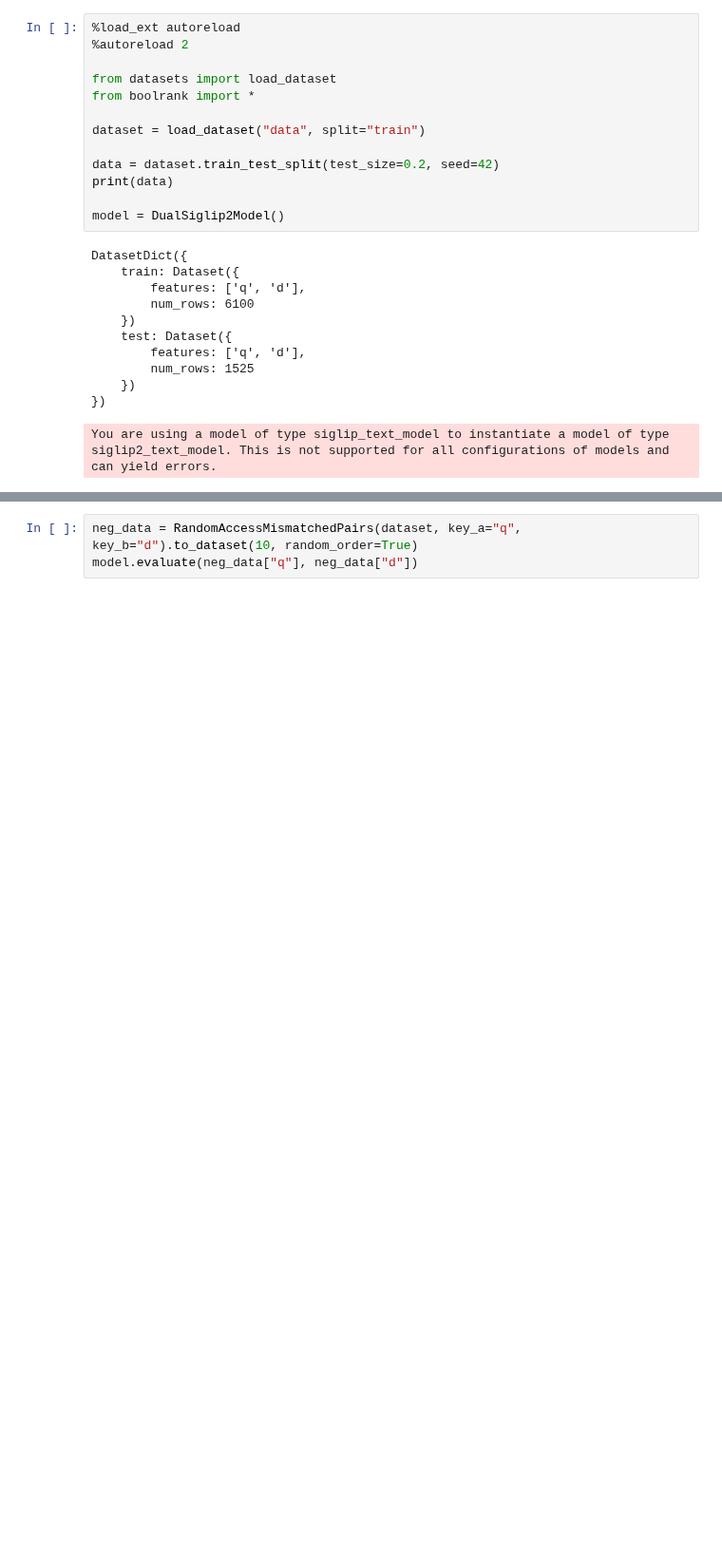
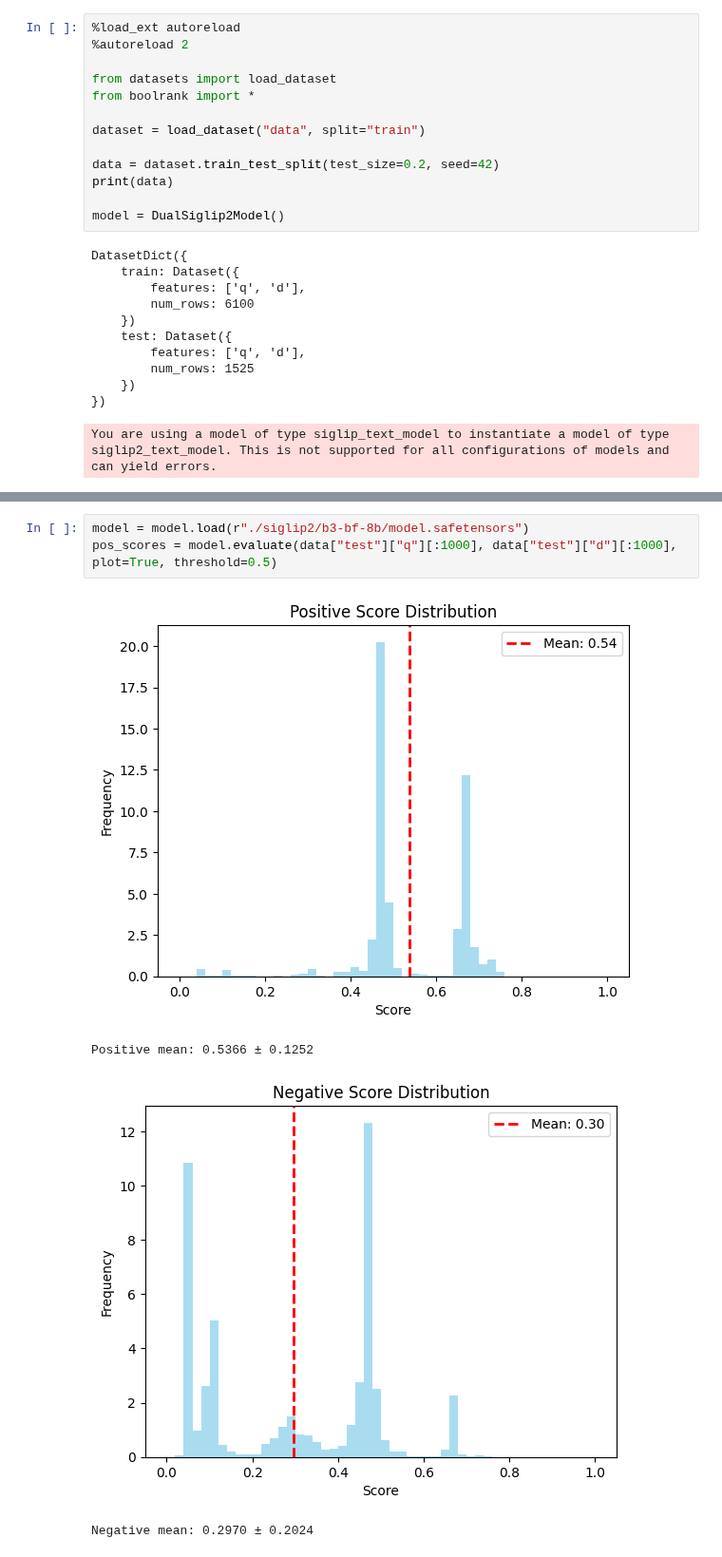
Before and after one commit to hscells-org/project-doehl-boolean-clip, a Jupyter notebook: dev.ipynb, the cells around one changed output, grey strips where cells are left out. Shown at 95% size. Drawn from its saved outputs; the diff is of its cells as text; blank space fills up the shorter version.

```diff
--- a/dev.ipynb
+++ b/dev.ipynb
@@ -91,3 +71,8 @@ Negative mean: 0.4590 ± 0.3007
-# %%
-neg_data = RandomAccessMismatchedPairs(dataset, key_a="q", key_b="d").to_dataset(10, random_order=True)
-model.evaluate(neg_data["q"], neg_data["d"])
+# %%
+model = model.load(r"./siglip2/b3-bf-8b/model.safetensors")
+pos_scores = model.evaluate(data["test"]["q"][:1000], data["test"]["d"][:1000], plot=True, threshold=0.5)
+# %% [output]
+[figure, added]
+Positive mean: 0.5366 ± 0.1252
+[figure, added]
+Negative mean: 0.2970 ± 0.2024
```
Also changed, not shown: parts of 5 cells of this notebook, 2 other files.
